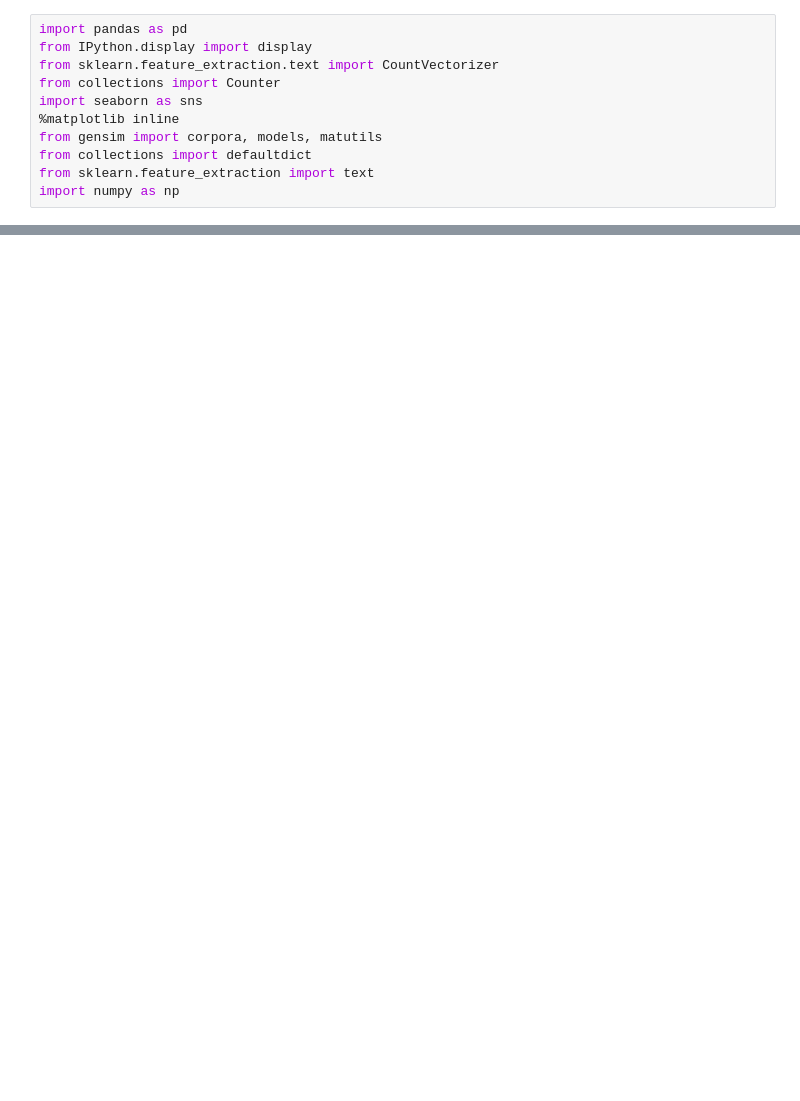
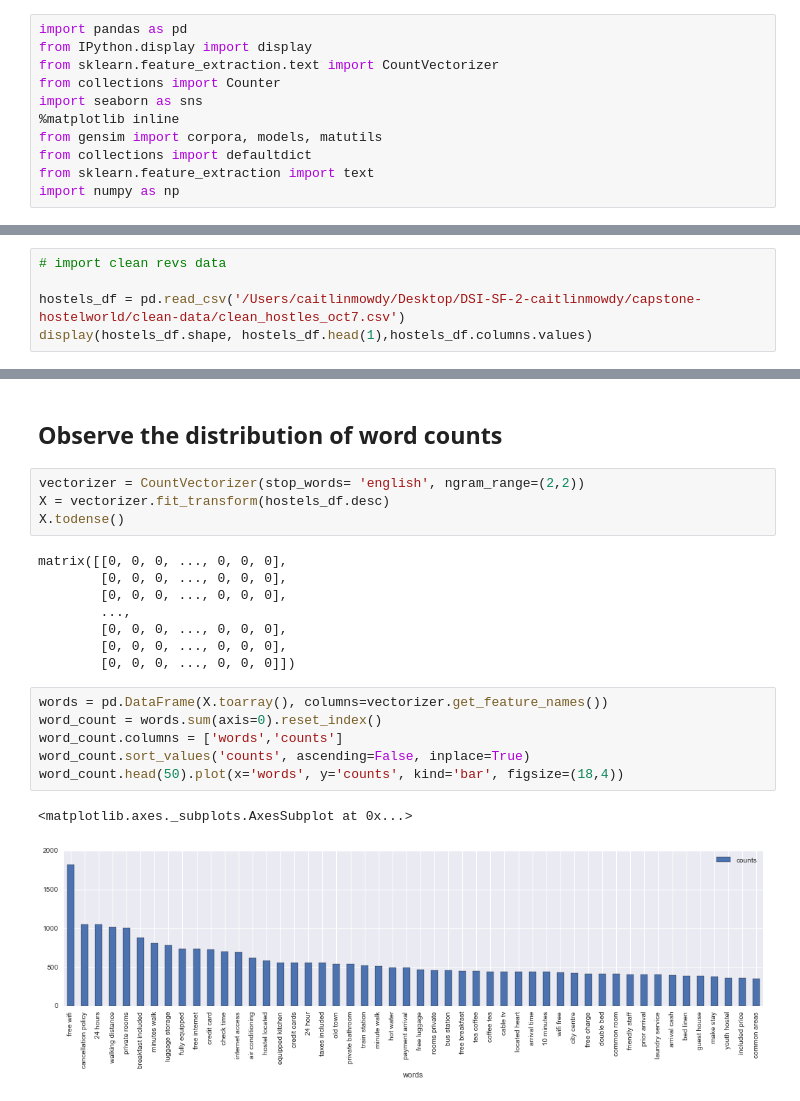
Before and after one commit to caitlinmowdy/DSI-SF-2-caitlinmowdy, a Jupyter notebook: capstone-hostelworld/code/Topic Modeling of Hostels.ipynb, the cells around one changed output, grey strips where cells are left out. Saved outputs shown, nothing was run; the diff lists cells and outputs as text; blank space fills up the shorter version.

```diff
--- a/capstone-hostelworld/code/Topic Modeling of Hostels.ipynb
+++ b/capstone-hostelworld/code/Topic Modeling of Hostels.ipynb
@@ -162,0 +19,5 @@ hostels_df.POLICIES[1].split(',')[0]
+# %%
+# import clean revs data
+
+hostels_df = pd.read_csv('/Users/caitlinmowdy/Desktop/DSI-SF-2-caitlinmowdy/capstone-hostelworld/clean-data/clean_hostles_oct7.csv')
+display(hostels_df.shape, hostels_df.head(1),hostels_df.columns.values)
@@ -162,0 +32,23 @@ hostels_df.POLICIES[1].split(',')[0]
+# %% [markdown]
+## Observe the distribution of word counts
+# %%
+vectorizer = CountVectorizer(stop_words= 'english', ngram_range=(2,2))
+X = vectorizer.fit_transform(hostels_df.desc)
+X.todense()
+# %% [output]
+matrix([[0, 0, 0, ..., 0, 0, 0],
+        [0, 0, 0, ..., 0, 0, 0],
+        [0, 0, 0, ..., 0, 0, 0],
+        ...,
+        [0, 0, 0, ..., 0, 0, 0],
+        [0, 0, 0, ..., 0, 0, 0],
+        [0, 0, 0, ..., 0, 0, 0]])
+# %%
+words = pd.DataFrame(X.toarray(), columns=vectorizer.get_feature_names())
+word_count = words.sum(axis=0).reset_index()
+word_count.columns = ['words','counts']
+word_count.sort_values('counts', ascending=False, inplace=True)
+word_count.head(50).plot(x='words', y='counts', kind='bar', figsize=(18,4))
+# %% [output]
+<matplotlib.axes._subplots.AxesSubplot at 0x...>
+[figure, added]
```
Also changed, not shown: parts of 47 cells of this notebook, 18 other files.
